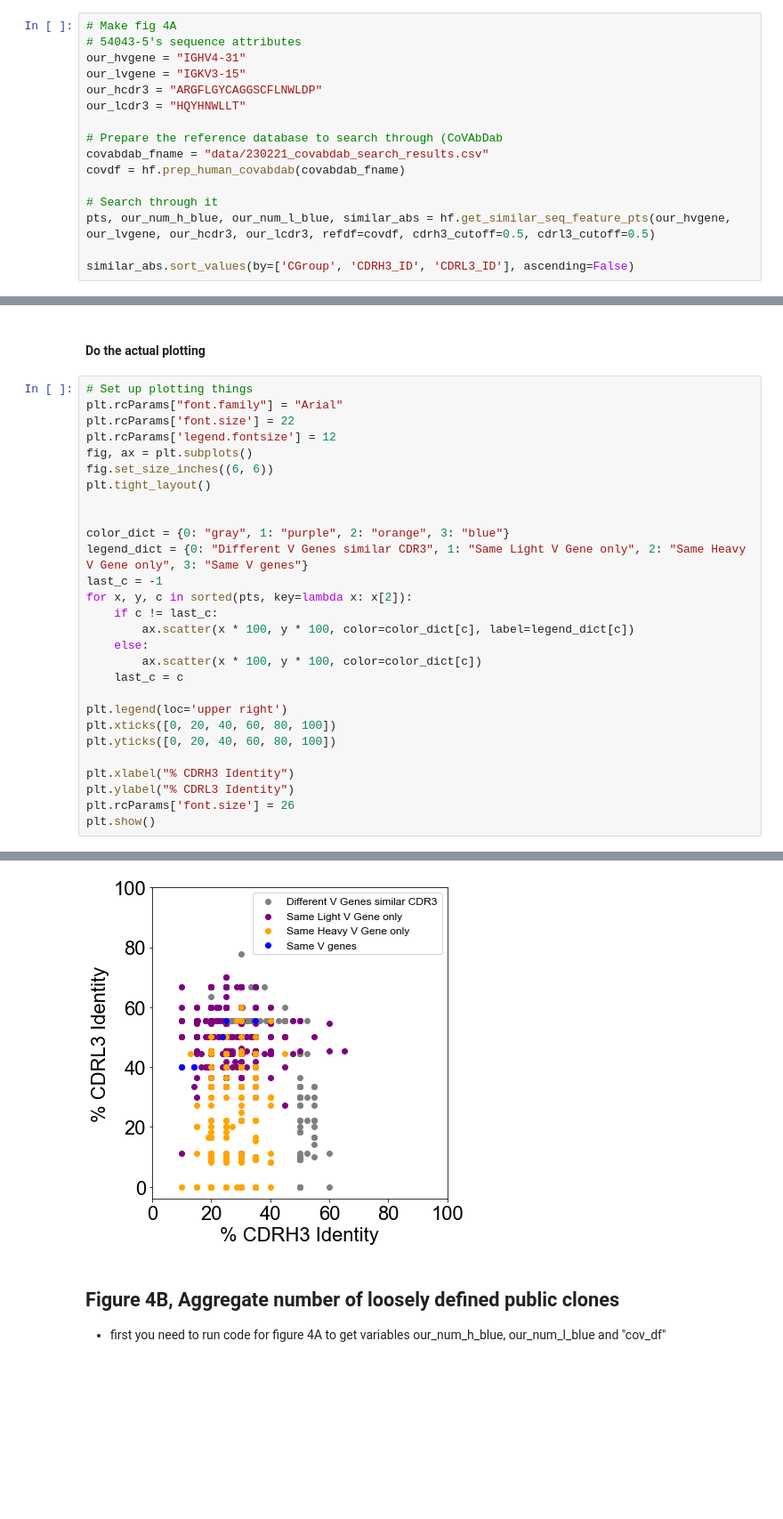
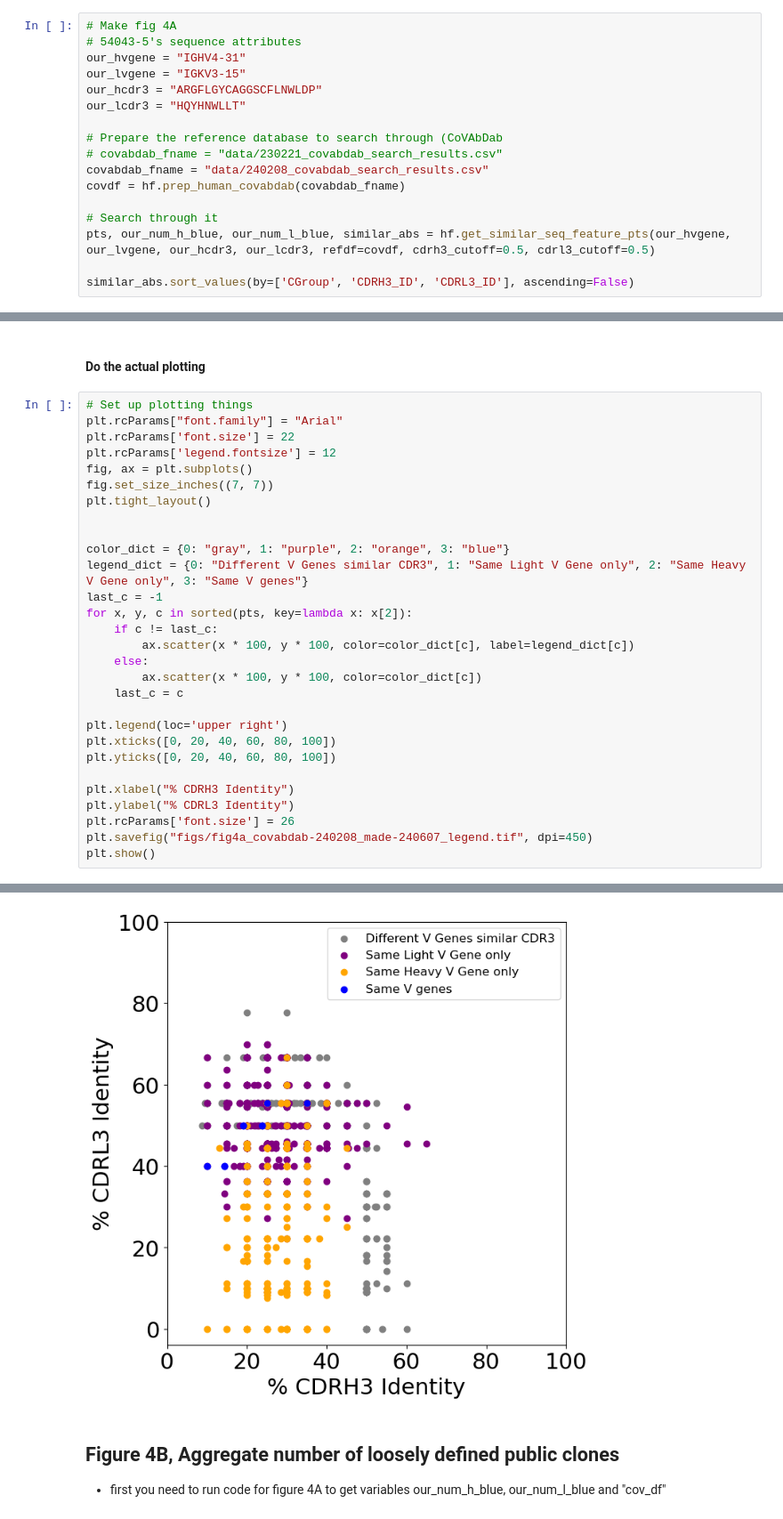
Before and after one commit to IGlab-VUMC/pan-betacov-S2-antibody, a Jupyter notebook: prep_paper_figures.ipynb, the cells around one changed output, grey strips where cells are left out. Shown at 89% size. Saved outputs shown, nothing was run; the diff lists cells and outputs as text; blank space fills up the shorter version.

```diff
--- a/prep_paper_figures.ipynb
+++ b/prep_paper_figures.ipynb
@@ -44,7 +43,8 @@ our_hcdr3 = "ARGFLGYCAGGSCFLNWLDP"
 our_lcdr3 = "HQYHNWLLT"
 
 # Prepare the reference database to search through (CoVAbDab
-covabdab_fname = "data/230221_covabdab_search_results.csv"
+# covabdab_fname = "data/230221_covabdab_search_results.csv"
+covabdab_fname = "data/240208_covabdab_search_results.csv"
 covdf = hf.prep_human_covabdab(covabdab_fname)
 
 # Search through it
@@ -73,7 +82,7 @@ plt.rcParams["font.family"] = "Arial"
 plt.rcParams['font.size'] = 22
 plt.rcParams['legend.fontsize'] = 12
 fig, ax = plt.subplots()
-fig.set_size_inches((6, 6))
+fig.set_size_inches((7, 7))
 plt.tight_layout()
 
 
@@ -94,5 +103,6 @@ plt.yticks([0, 20, 40, 60, 80, 100])
 plt.xlabel("% CDRH3 Identity")
 plt.ylabel("% CDRL3 Identity")
 plt.rcParams['font.size'] = 26
+plt.savefig("figs/fig4a_covabdab-240208_made-240607_legend.tif", dpi=450)
 plt.show()
 # %% [output]
@@ -99,4 +126,4 @@ plt.show()
-[figure, old version]
+[figure, new version]
 # %% [markdown]
 ## Figure 4B, Aggregate number of loosely defined public clones
 - first you need to run code for figure 4A to get variables our_num_h_blue, our_num_l_blue and "cov_df"
```
Also changed, not shown: parts of 21 cells of this notebook, 12 other files.
